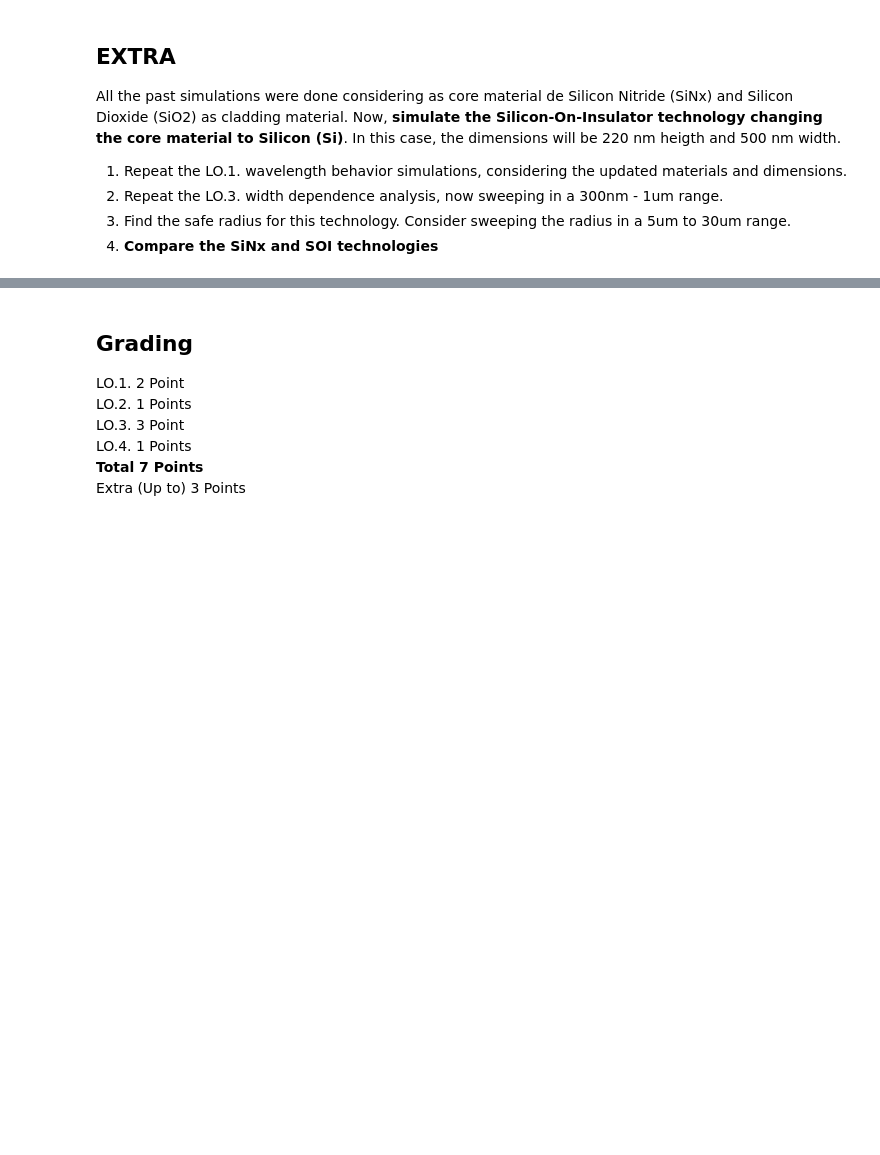
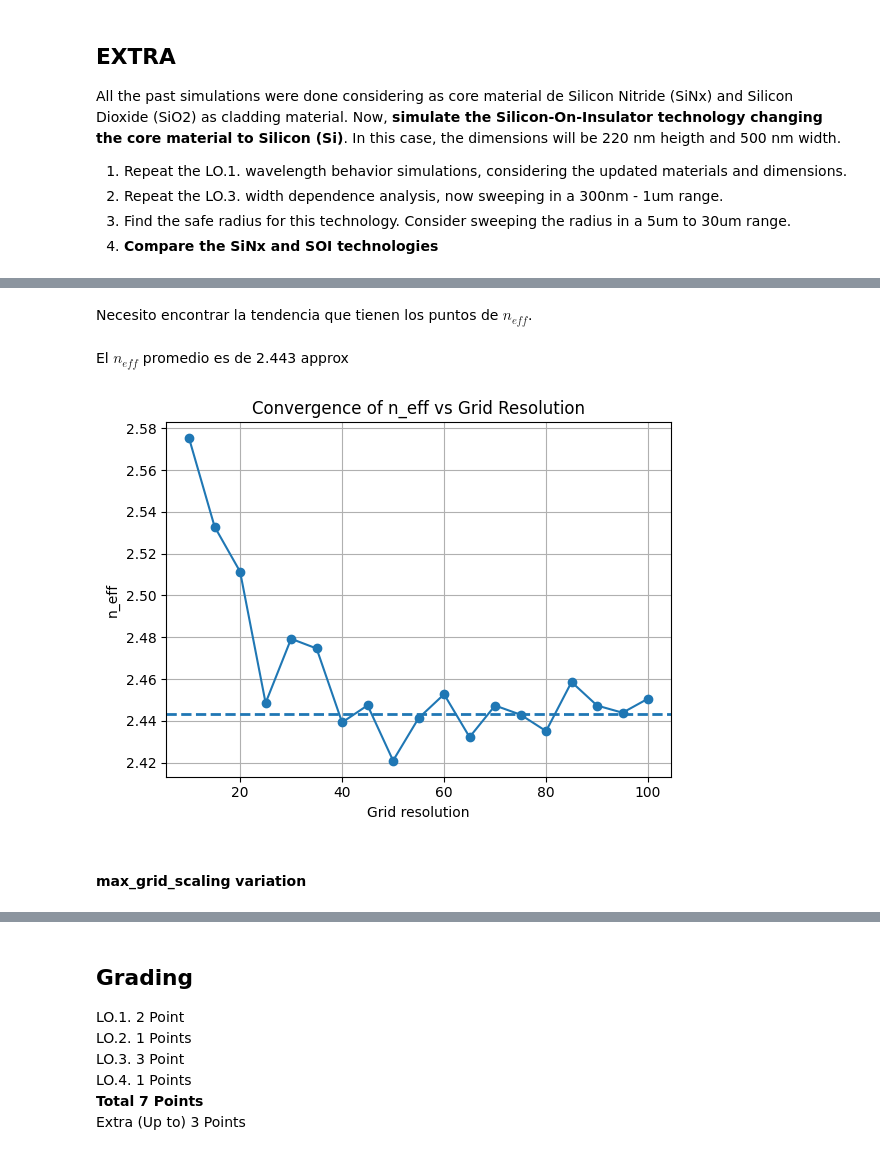
Before and after one commit to niospinamev2/pic-upv-lab1, a Jupyter notebook: WAVEGUIDES_Student.ipynb, the cells around one changed output, grey strips where cells are left out. Drawn from its saved outputs; the diff is of its cells as text; code cells hidden in the pictures; blank space fills up the shorter version.

```diff
--- a/WAVEGUIDES_Student.ipynb
+++ b/WAVEGUIDES_Student.ipynb
@@ -577,0 +611,23 @@ All the past simulations were done considering as core material de Silicon Nitri
+# %%
+deep_waveguide = gt.modes.Waveguide(
+    # Geometrical Parameters
+    core_width=500 * nm, # Waveguide width
+    core_thickness=220 * nm, # Waveguide height
+    slab_thickness=0 * nm, # For shallow waveguides - Set to 0 if its a deep-etched waveguide.
+    # Materials
+    core_material='si', #  Material of the waveguide
+    clad_material='sio2', # Surrounding material
+    # Modesolver Parameters
+    wavelength=1550 * nm, # Wavelength to simulate
+    num_modes=1, # Targeted number of modes to find
+    max_grid_scaling=1.2, # Parameters of the grid
+    grid_resolution=20, # Parameters of the grid
+    cache_path='.cache/', # Important! In order to save simulation time, set your cache Path!
+    precision='double',
+)
+# %%
+step_size = 5
+grid_resolution = np.arange(10, 100 + step_size, step_size)
+
+sweep_neff = gt.modes.sweep_n_eff(deep_waveguide,
+                             grid_resolution=grid_resolution)
@@ -577,0 +656,23 @@ All the past simulations were done considering as core material de Silicon Nitri
+# %% [markdown]
+Necesito encontrar la tendencia que tienen los puntos de $n_{eff}$.
+# %%
+mask = (grid_resolution >= 40) & (grid_resolution <= 100)
+grid_subset = grid_resolution[mask]
+neff_subset = sweep_neff.real[mask]
+neff_mean = np.mean(neff_subset)
+# %% [markdown]
+El $n_{eff}$ promedio es de 2.443 approx
+# %%
+plt.figure(figsize=(7, 4.5))
+plt.plot(grid_resolution, sweep_neff.real, marker='o')
+plt.axhline(neff_mean, linestyle='--', linewidth=2)
+plt.xlabel("Grid resolution")
+plt.ylabel("n_eff")
+plt.title("Convergence of n_eff vs Grid Resolution")
+plt.grid(True)
+plt.tight_layout(rect=[0, 0, 0.85, 1])
+plt.savefig('Convergence of n_eff vs Grid Resolution SOI.png', bbox_inches='tight')
+# %% [output]
+[figure, added]
+# %% [markdown]
+ #### max_grid_scaling variation
```
Also changed, not shown: parts of 17 cells of this notebook, 5 other files.
